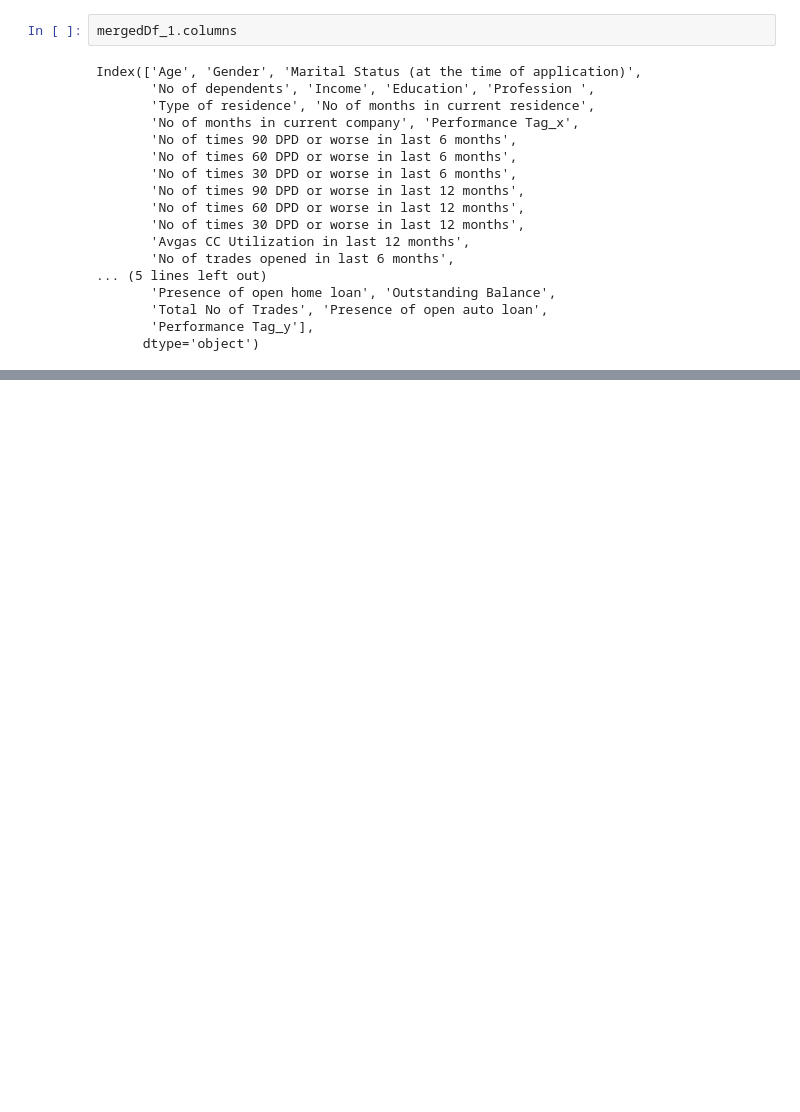
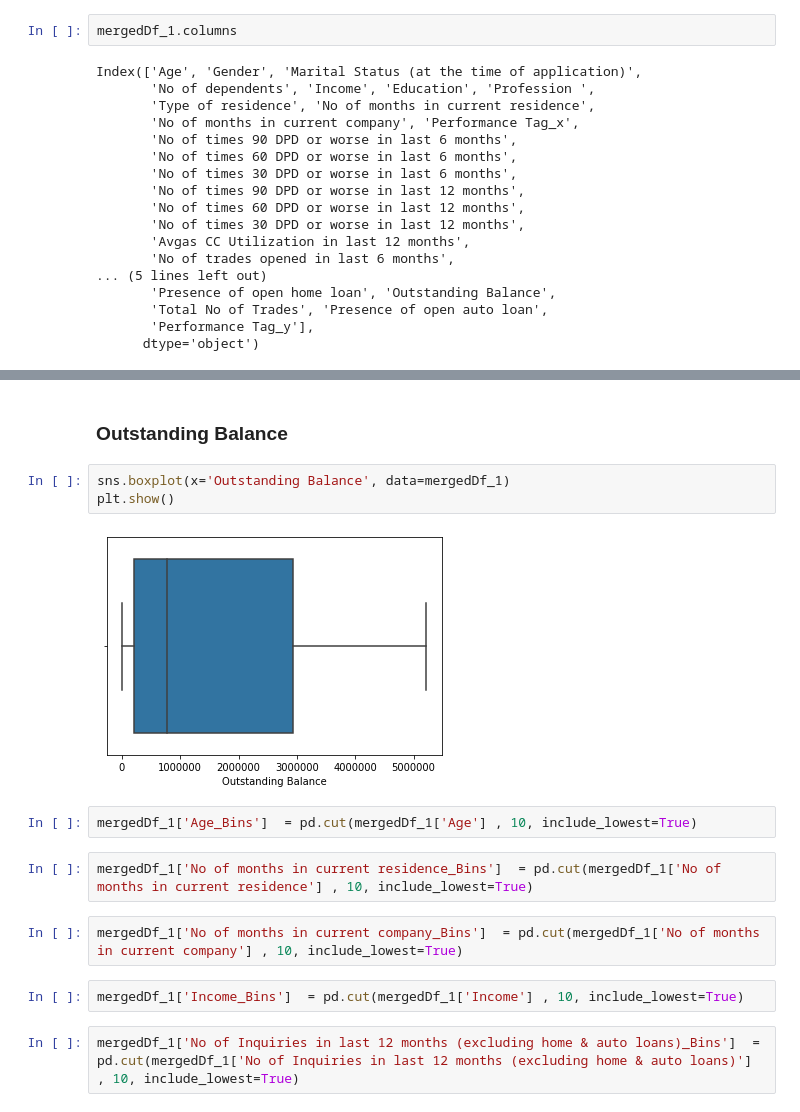
Before and after one commit to uma3010/Elective-Group-Assignment, a Jupyter notebook: Group_Assignment.ipynb, the cells around one changed output, grey strips where cells are left out. Saved outputs shown, nothing was run; the diff lists cells and outputs as text; blank space fills up the shorter version.

```diff
--- a/Group_Assignment.ipynb
+++ b/Group_Assignment.ipynb
@@ -1017,3 +1017,20 @@ Presence of open auto loan                                         68705 non-nul
 Performance Tag_y                                                  68705 non-null float64
 dtypes: float64(8), int64(16), object(5)
 memory usage: 15.7+ MB
+# %% [markdown]
+### Outstanding Balance
+# %%
+sns.boxplot(x='Outstanding Balance', data=mergedDf_1)
+plt.show()
+# %% [output]
+[figure, added]
+# %%
+mergedDf_1['Age_Bins']  = pd.cut(mergedDf_1['Age'] , 10, include_lowest=True)
+# %%
+mergedDf_1['No of months in current residence_Bins']  = pd.cut(mergedDf_1['No of months in current residence'] , 10, include_lowest=True)
+# %%
+mergedDf_1['No of months in current company_Bins']  = pd.cut(mergedDf_1['No of months in current company'] , 10, include_lowest=True)
+# %%
+mergedDf_1['Income_Bins']  = pd.cut(mergedDf_1['Income'] , 10, include_lowest=True)
+# %%
+mergedDf_1['No of Inquiries in last 12 months (excluding home & auto loans)_Bins']  = pd.cut(mergedDf_1['No of Inquiries in last 12 months (excluding home & auto loans)'] , 10, include_lowest=True)
```
Also changed, not shown: parts of 80 cells of this notebook.
